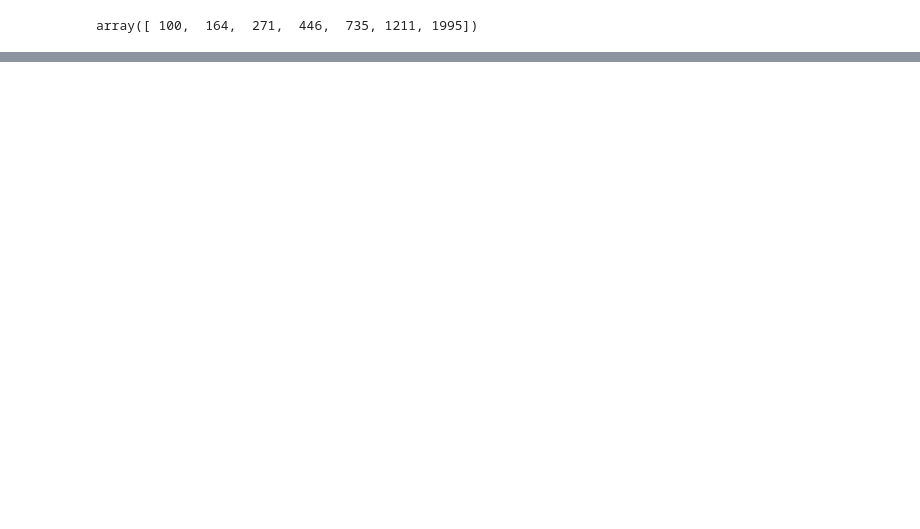
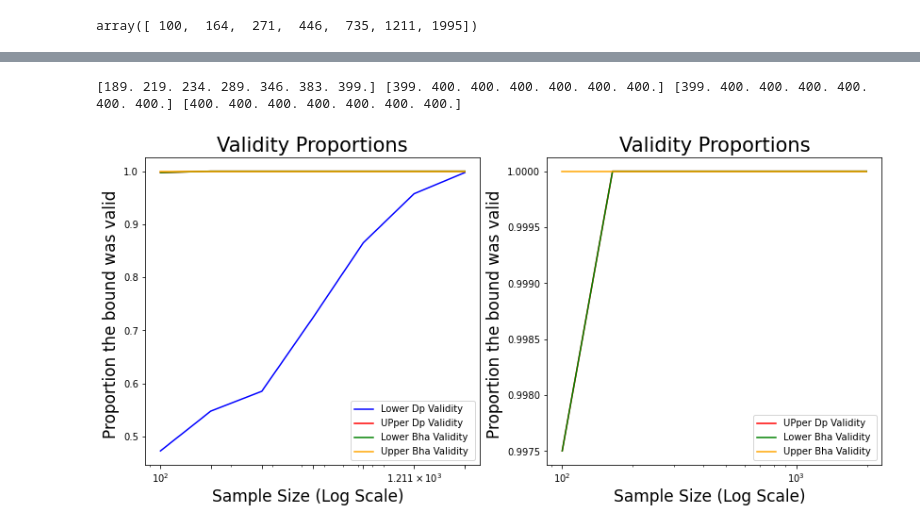
Before and after one commit to rj-may/BER_Bounds_Eval, a Jupyter notebook: mse_plot.ipynb, the cells around one changed output, grey strips where cells are left out. Cells and saved outputs as stored; diff of their text form; code cells hidden in the pictures; blank space fills up the shorter version.

```diff
--- a/mse_plot.ipynb
+++ b/mse_plot.ipynb
@@ -180,0 +223,70 @@ plt.show()
+# %%
+validity_dp_l = np.zeros(len(sample_sizes))
+validity_dp_u = np.zeros(len(sample_sizes))
+
+validity_Bha_l = np.zeros(len(sample_sizes))
+validity_Bha_u =  np.zeros(len(sample_sizes))
+
+for i in range(len(sample_sizes)):
+    Bha_l, Bha_u = Bha_lst[i].get_bounds()
+    dp_l, dp_u = dp_lst[i].get_bounds()
+    for j in range(MC_num):
+        if Bha_l[j] < BER:
+            validity_Bha_l[i] += 1
+        if Bha_u[j] > BER:
+            validity_Bha_u[i] += 1
+
+        if dp_l[j] < BER:
+            validity_dp_l[i] += 1
+        if dp_u[j] > BER:
+            validity_dp_u[i] += 1
+# %%
+print(validity_dp_l,  validity_dp_u, validity_Bha_l, validity_Bha_u )
+# %% [output]
+[189. 219. 234. 289. 346. 383. 399.] [399. 400. 400. 400. 400. 400. 400.] [399. 400. 400. 400. 400. 400. 400.] [400. 400. 400. 400. 400. 400. 400.]
+# %%
+fs =17
+
+fig, axes = plt.subplots(nrows=1, ncols=2, figsize=(14, 6))
+
+ax = axes[0]
+
+ax.set_xscale('log', base=10)
+# ax.set_yscale('log', base=10)
+
+ax.plot(sample_sizes, validity_dp_l/ MC_num, 'b',  label='Lower Dp Validity ')
+ax.plot(sample_sizes, validity_dp_u/ MC_num, 'r', label='UPper Dp Validity ')
+
+ax.plot(sample_sizes, validity_Bha_l/ MC_num,'g', label='Lower Bha Validity ')
+ax.plot(sample_sizes, validity_Bha_u/ MC_num, 'orange', label='Upper Bha Validity ')
+
+# ax.set_xticks(sample_sizes)
+
+ax.set_xlabel("Sample Size (Log Scale)  ", fontsize = fs)
+ax.set_ylabel("Proportion the bound was valid ", fontsize=fs)
+ax.set_title("Validity Proportions" , fontsize = fs +4)
+ax.legend()
+
+
+ax = axes[1]
+
+ax.set_xscale('log', base=10)
+# ax.set_yscale('log', base=10)
+
+# ax.plot(sample_sizes, validity_dp_l/ MC_num, 'b',  label='Lower Dp Validity ')
+ax.plot(sample_sizes, validity_dp_u/ MC_num, 'r', label='UPper Dp Validity ')
+
+ax.plot(sample_sizes, validity_Bha_l/ MC_num,'g', label='Lower Bha Validity ')
+ax.plot(sample_sizes, validity_Bha_u/ MC_num, 'orange', label='Upper Bha Validity ')
+
+
+ax.set_xlabel("Sample Size (Log Scale)  ", fontsize = fs)
+ax.set_ylabel("Proportion the bound was valid ", fontsize=fs)
+ax.set_title("Validity Proportions" , fontsize = fs +4)
+ax.legend()
+
+
+# plt.savefig("proportions.png",facecolor=(1,1,1,1))
+plt.show()
+# %% [output]
+[figure, added]
```
Also changed, not shown: parts of 11 cells of this notebook.
